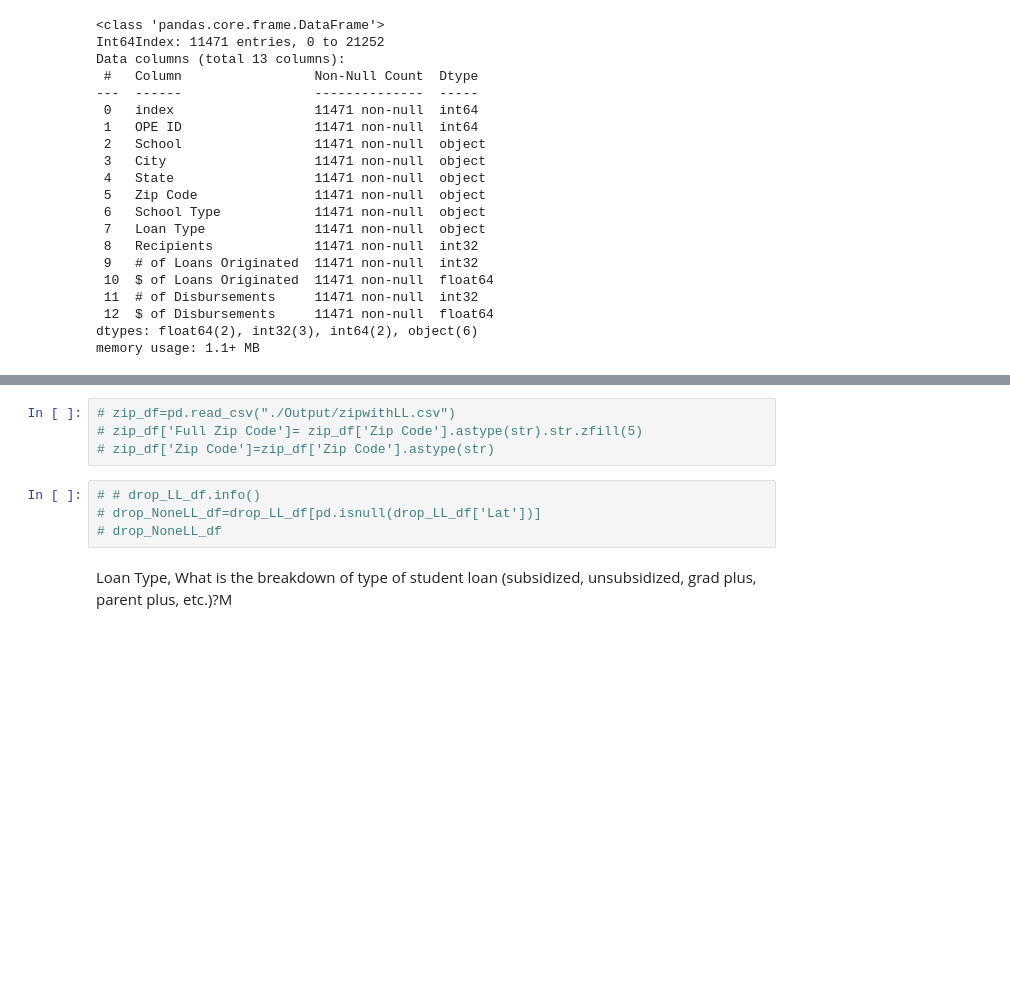
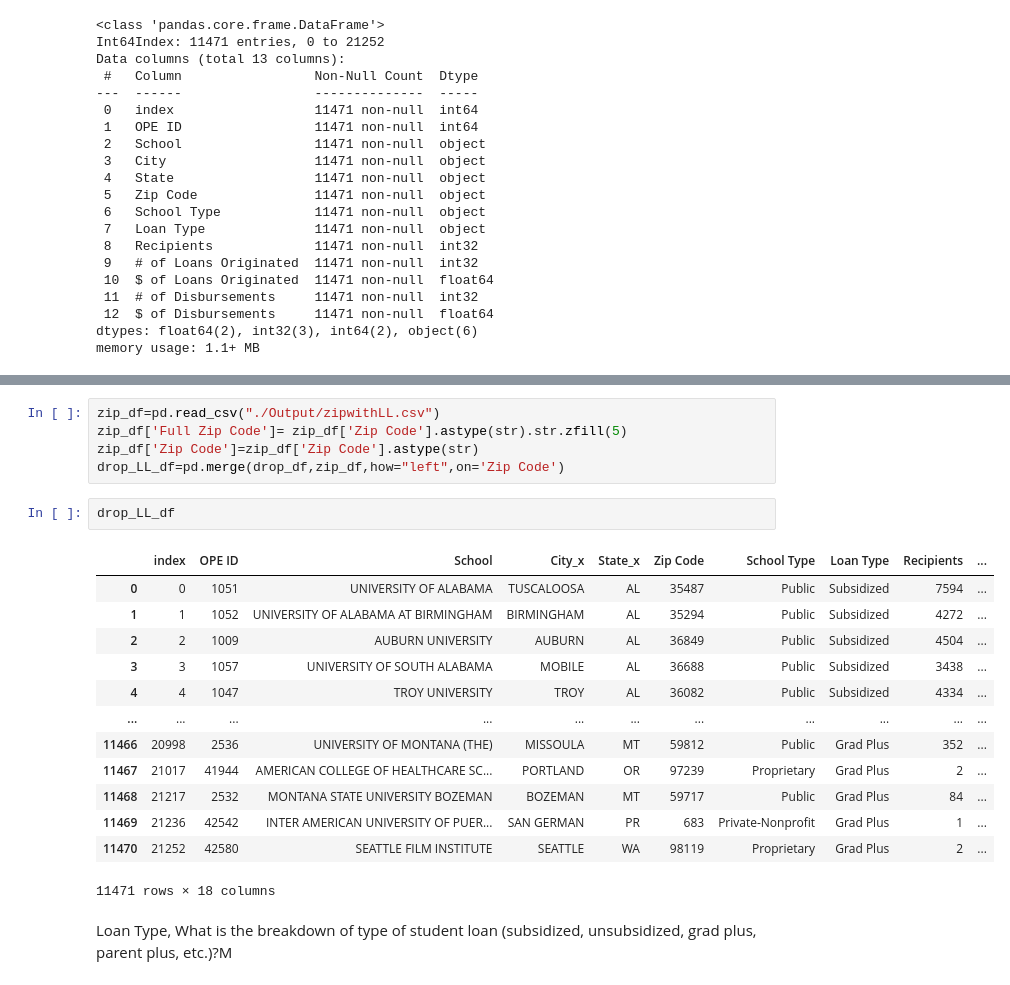
Before and after one commit to wemlaztdj/Demo_p1, a Jupyter notebook: main - TC.ipynb, the cells around one changed output, grey strips where cells are left out. Cells and saved outputs as stored; diff of their text form; blank space fills up the shorter version.

```diff
--- a/main - TC.ipynb
+++ b/main - TC.ipynb
@@ -199,11 +186,24 @@ zip_df.to_csv('./Output/zipwithLL.csv',index=False)
 # %%
-# zip_df=pd.read_csv("./Output/zipwithLL.csv")
-# zip_df['Full Zip Code']= zip_df['Zip Code'].astype(str).str.zfill(5)
-# zip_df['Zip Code']=zip_df['Zip Code'].astype(str)
+zip_df=pd.read_csv("./Output/zipwithLL.csv")
+zip_df['Full Zip Code']= zip_df['Zip Code'].astype(str).str.zfill(5)
+zip_df['Zip Code']=zip_df['Zip Code'].astype(str)
+drop_LL_df=pd.merge(drop_df,zip_df,how="left",on='Zip Code')
-# %%
-# # drop_LL_df.info()
-# drop_NoneLL_df=drop_LL_df[pd.isnull(drop_LL_df['Lat'])]
-# drop_NoneLL_df
+# %%
+drop_LL_df
+# %% [output]
+|  | index | OPE ID | School | City_x | State_x | Zip Code | School Type | Loan Type | Recipients | ... |
+| 0 | 0 | 1051 | UNIVERSITY OF ALABAMA | TUSCALOOSA | AL | 35487 | Public | Subsidized | 7594 | ... |
+| 1 | 1 | 1052 | UNIVERSITY OF ALABAMA AT BIRMINGHAM | BIRMINGHAM | AL | 35294 | Public | Subsidized | 4272 | ... |
+| 2 | 2 | 1009 | AUBURN UNIVERSITY | AUBURN | AL | 36849 | Public | Subsidized | 4504 | ... |
+| 3 | 3 | 1057 | UNIVERSITY OF SOUTH ALABAMA | MOBILE | AL | 36688 | Public | Subsidized | 3438 | ... |
+| 4 | 4 | 1047 | TROY UNIVERSITY | TROY | AL | 36082 | Public | Subsidized | 4334 | ... |
+| ... | ... | ... | ... | ... | ... | ... | ... | ... | ... | ... |
+| 11466 | 20998 | 2536 | UNIVERSITY OF MONTANA (THE) | MISSOULA | MT | 59812 | Public | Grad Plus | 352 | ... |
+| 11467 | 21017 | 41944 | AMERICAN COLLEGE OF HEALTHCARE SC... | PORTLAND | OR | 97239 | Proprietary | Grad Plus | 2 | ... |
+| 11468 | 21217 | 2532 | MONTANA STATE UNIVERSITY BOZEMAN | BOZEMAN | MT | 59717 | Public | Grad Plus | 84 | ... |
+| 11469 | 21236 | 42542 | INTER AMERICAN UNIVERSITY OF PUER... | SAN GERMAN | PR | 683 | Private-Nonprofit | Grad Plus | 1 | ... |
+| 11470 | 21252 | 42580 | SEATTLE FILM INSTITUTE | SEATTLE | WA | 98119 | Proprietary | Grad Plus | 2 | ... |
+11471 rows × 18 columns
 # %% [markdown]
 Loan Type, What is the breakdown of type of student loan  (subsidized, unsubsidized, grad plus, parent plus, etc.)?M
 # %% [markdown]
```
Also changed, not shown: parts of 3 cells of this notebook.
